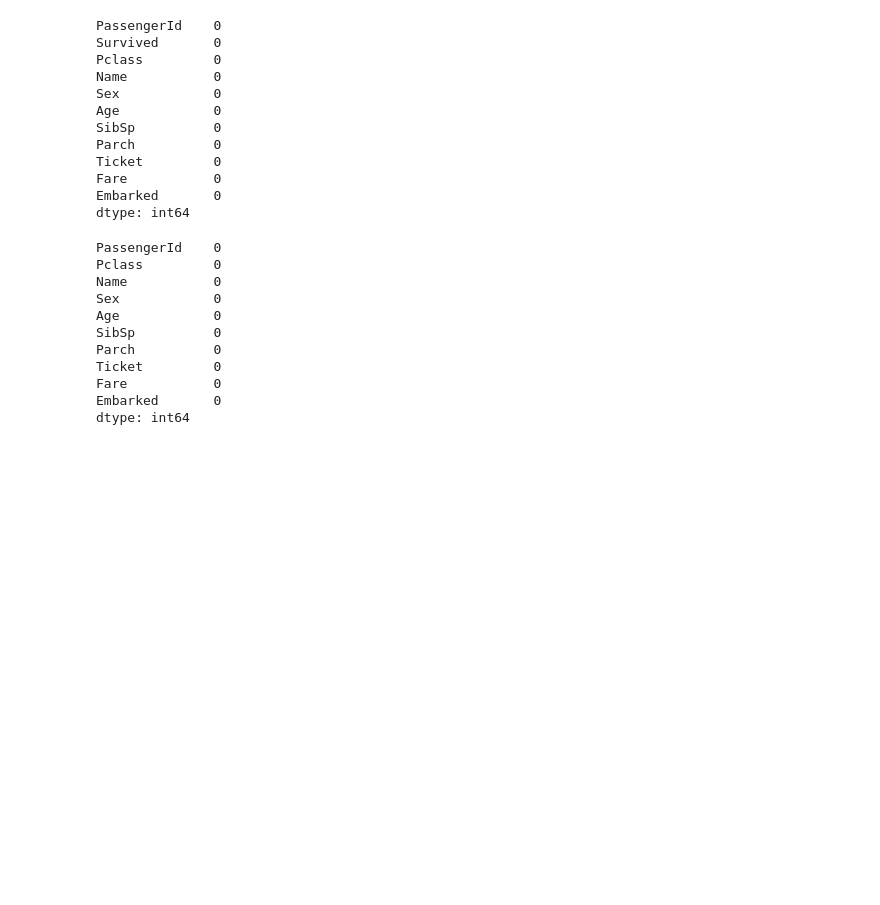
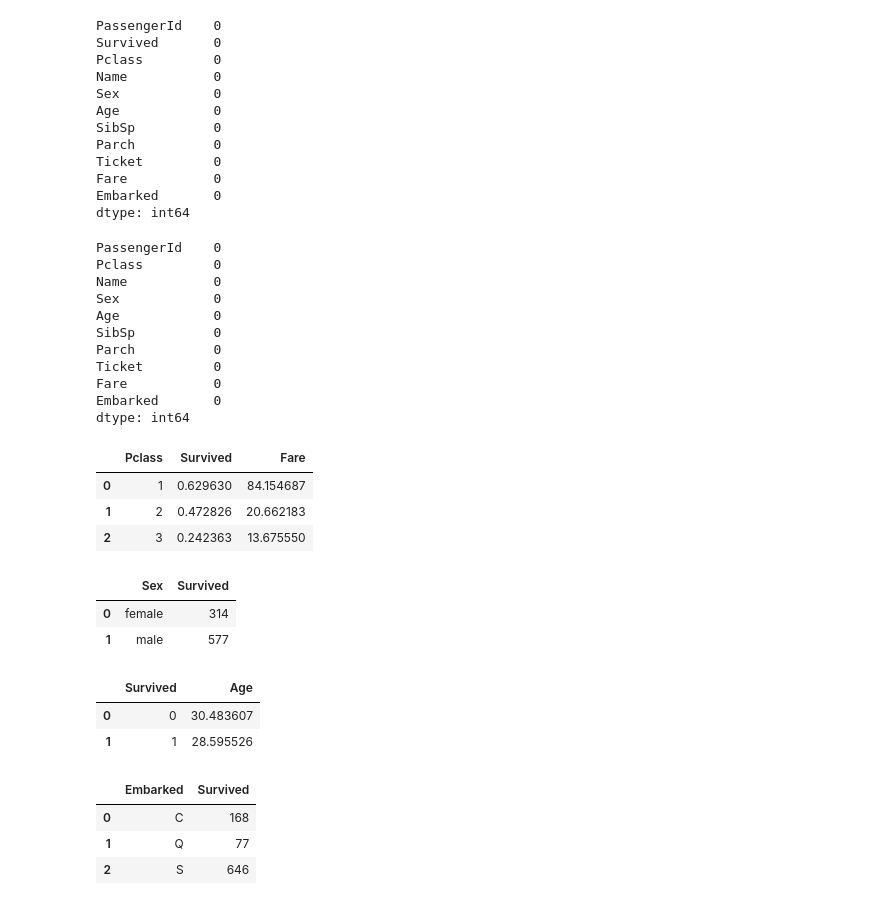
Before and after one commit to swapnafelix/Titanic, a Jupyter notebook: TitanicSubmission.ipynb, the cells around one changed output. Drawn from its saved outputs; the diff is of its cells as text; code cells hidden in the pictures; blank space fills up the shorter version.

```diff
--- a/TitanicSubmission.ipynb
+++ b/TitanicSubmission.ipynb
@@ -225,0 +224,27 @@ dtype: int64
+# %%
+#Now lets analyze data - how people survived on different Pclass
+train[['Pclass', 'Survived', 'Fare']].groupby(['Pclass'], as_index=False).mean()
+# %% [output]
+|  | Pclass | Survived | Fare |
+| 0 | 1 | 0.629630 | 84.154687 |
+| 1 | 2 | 0.472826 | 20.662183 |
+| 2 | 3 | 0.242363 | 13.675550 |
+# %%
+train[['Sex', 'Survived']].groupby(['Sex'], as_index=False).count()
+# %% [output]
+|  | Sex | Survived |
+| 0 | female | 314 |
+| 1 | male | 577 |
+# %%
+train[['Age', 'Survived']].groupby(['Survived'], as_index=False).mean()
+# %% [output]
+|  | Survived | Age |
+| 0 | 0 | 30.483607 |
+| 1 | 1 | 28.595526 |
+# %%
+train[['Embarked', 'Survived']].groupby(['Embarked'], as_index=False).count()
+# %% [output]
+|  | Embarked | Survived |
+| 0 | C | 168 |
+| 1 | Q | 77 |
+| 2 | S | 646 |
```
Also changed, not shown: parts of 1 cell of this notebook.
